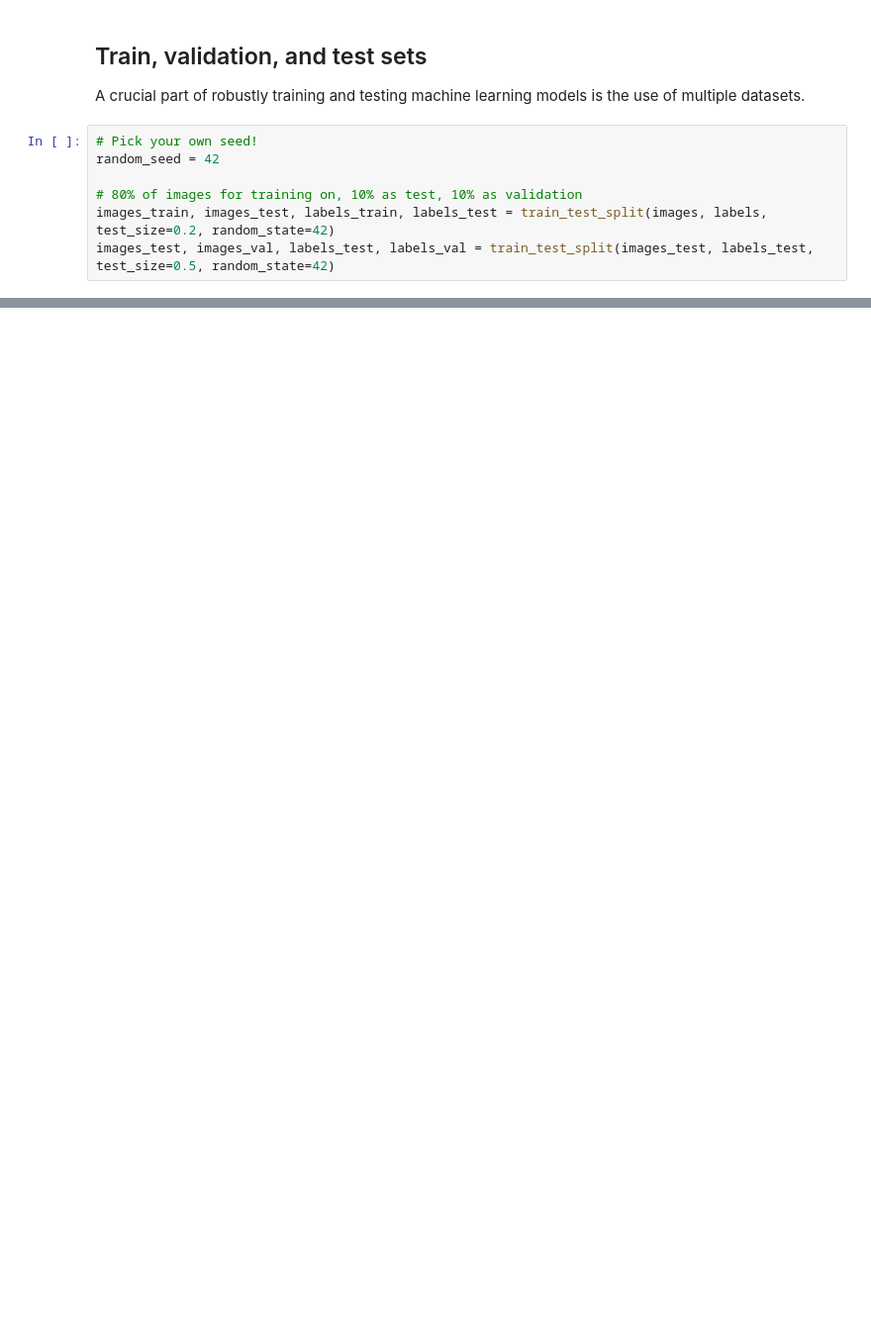
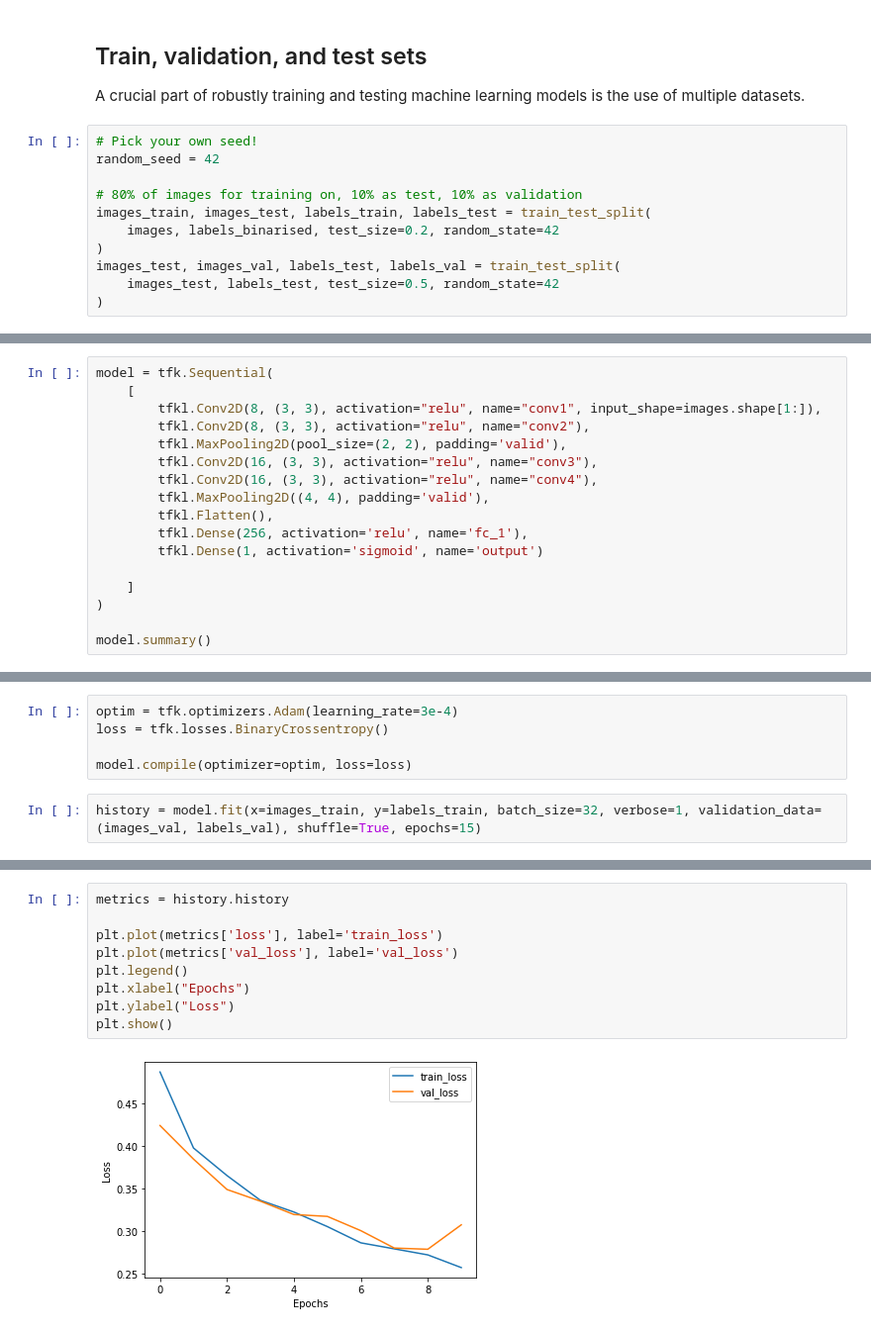
Before and after one commit to raphhbw/WAKE_workshops, a Jupyter notebook: machine_learning/session_02/s2_ml_for_modern_astronomy.ipynb, the cells around one changed output, grey strips where cells are left out. Shown: that part at 99% size. Saved outputs shown, nothing was run; the diff lists cells and outputs as text; blank space fills up the shorter version.

Commit message:
Add initial training code

```diff
--- a/machine_learning/session_02/s2_ml_for_modern_astronomy.ipynb
+++ b/machine_learning/session_02/s2_ml_for_modern_astronomy.ipynb
@@ -130,6 +130,10 @@ A crucial part of robustly training and testing machine learning models is the u
 random_seed = 42
 
 # 80% of images for training on, 10% as test, 10% as validation
-images_train, images_test, labels_train, labels_test = train_test_split(images, labels, test_size=0.2, random_state=42)
-images_test, images_val, labels_test, labels_val = train_test_split(images_test, labels_test, test_size=0.5, random_state=42)
+images_train, images_test, labels_train, labels_test = train_test_split(
+    images, labels_binarised, test_size=0.2, random_state=42
+)
+images_test, images_val, labels_test, labels_val = train_test_split(
+    images_test, labels_test, test_size=0.5, random_state=42
+)
 # %%
@@ -145,0 +154,17 @@ Now let's dive straight into building our first model with `keras`
+# %%
+model = tfk.Sequential(
+    [
+        tfkl.Conv2D(8, (3, 3), activation="relu", name="conv1", input_shape=images.shape[1:]),
+        tfkl.Conv2D(8, (3, 3), activation="relu", name="conv2"),
+        tfkl.MaxPooling2D(pool_size=(2, 2), padding='valid'),
+        tfkl.Conv2D(16, (3, 3), activation="relu", name="conv3"),
+        tfkl.Conv2D(16, (3, 3), activation="relu", name="conv4"),
+        tfkl.MaxPooling2D((4, 4), padding='valid'),
+        tfkl.Flatten(),
+        tfkl.Dense(256, activation='relu', name='fc_1'),
+        tfkl.Dense(1, activation='sigmoid', name='output')
+
+    ]
+)
+
+model.summary()
@@ -145,0 +199,7 @@ Now let's dive straight into building our first model with `keras`
+# %%
+optim = tfk.optimizers.Adam(learning_rate=3e-4)
+loss = tfk.losses.BinaryCrossentropy()
+
+model.compile(optimizer=optim, loss=loss)
+# %%
+history = model.fit(x=images_train, y=labels_train, batch_size=32, verbose=1, validation_data=(images_val, labels_val), shuffle=True, epochs=15)
@@ -145,0 +211,11 @@ Now let's dive straight into building our first model with `keras`
+# %%
+metrics = history.history
+
+plt.plot(metrics['loss'], label='train_loss')
+plt.plot(metrics['val_loss'], label='val_loss')
+plt.legend()
+plt.xlabel("Epochs")
+plt.ylabel("Loss")
+plt.show()
+# %% [output]
+[figure, added]
```
Also changed, not shown: parts of 8 cells of this notebook.
